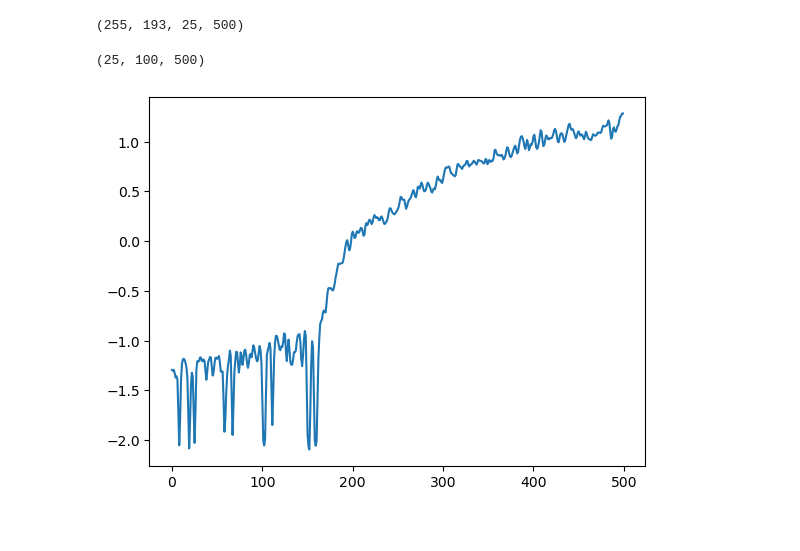
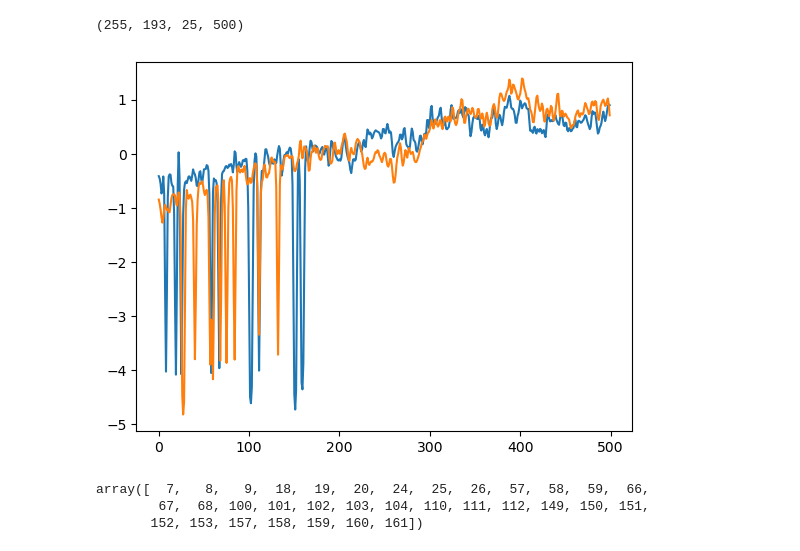
Before and after one commit to kylethieringer/ahmedLab-rotation, a Jupyter notebook: 231214_1.ipynb, the cells around one changed output. Cells and saved outputs as stored; diff of their text form; code cells hidden in the pictures.

```diff
--- a/231214_1.ipynb
+++ b/231214_1.ipynb
@@ -11,7 +11,8 @@ from util import _zscore, _zdff
 import matplotlib.pyplot as plt
 from matplotlib.widgets import Slider
 # %%
-dropboxDir = "/Users/kyle/Library/CloudStorage/Dropbox-ahmedlab/ahmedlab-big/kyle/data"
+# dropboxDir = "/Users/kyle/Library/CloudStorage/Dropbox-ahmedlab/ahmedlab-big/kyle/data"
+dropboxDir = "/Users/kyle/ahmedlab Dropbox/ahmedlab-big/kyle/data"
 fly = '231213_106-013'
 dataDir = os.path.join(dropboxDir, fly)
 nifty_paths_ch1 = glob.glob(os.path.join(dataDir, fly+'_channel_1*.nii'))
@@ -83,13 +94,19 @@ for iSlice in range(n_slices):
 
     # find zscored(df/f) and smooth over time
     ROIs[iSlice, :, :] = _zdff(mean_signal.T, win=F_WINDOW, smooth=True)
-# %%
-ROIs.shape
-# %% [output]
-(25, 100, 500)
+# %%
+rois = io.load('/Users/kyle/ahmedlab Dropbox/ahmedlab-big/kyle/data/231213_106-013/2_s1000_ROIs.nii')
 # %%
 %matplotlib inline
-plt.plot(ROIs[6,4,:])
+# plt.plot(detrend(ROIs[24,10,:]))
+plt.plot(ROIs[24,10,:])
+plt.plot(rois[24,10,:])
 plt.show()
 # %% [output]
-[figure, old version]
+[figure, new version]
+# %%
+np.where(ROIs[24,10,:]<-2)[0]
+# %% [output]
+array([  7,   8,   9,  18,  19,  20,  24,  25,  26,  57,  58,  59,  66,
+        67,  68, 100, 101, 102, 103, 104, 110, 111, 112, 149, 150, 151,
+       152, 153, 157, 158, 159, 160, 161])
```
Also changed, not shown: parts of 6 cells of this notebook, 4 other files.
